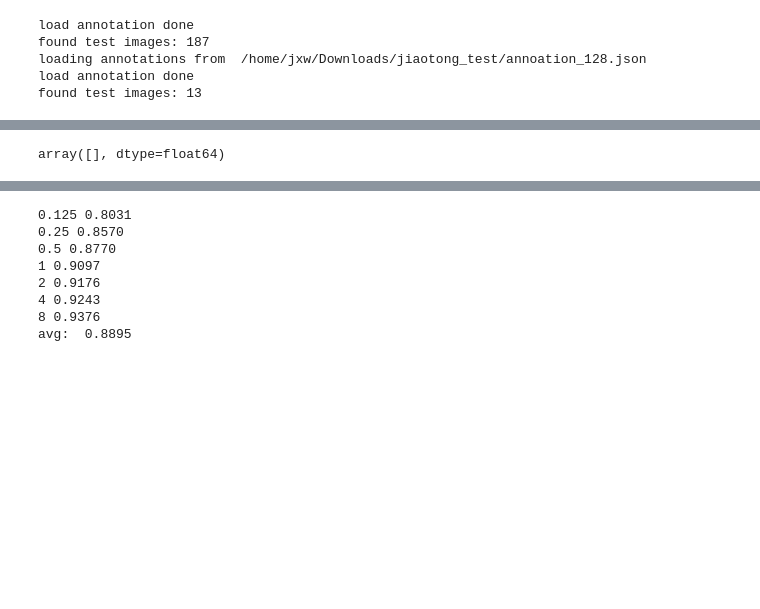
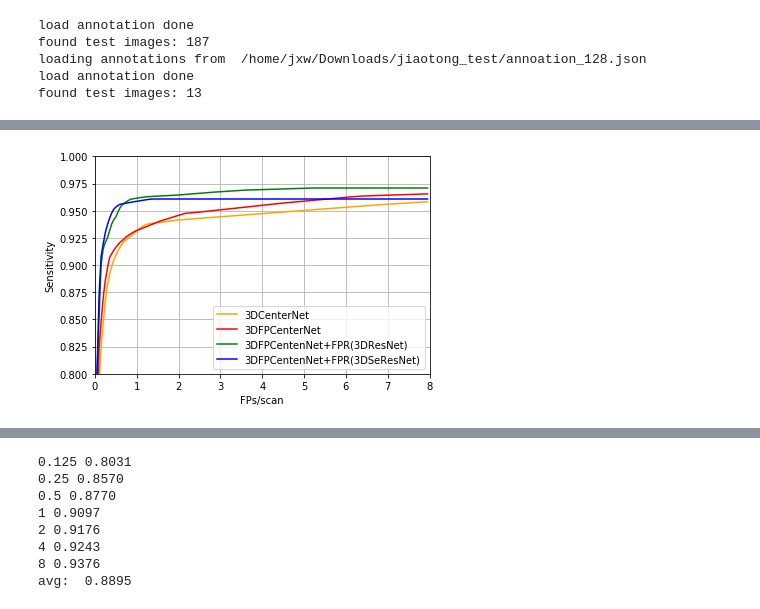
Before and after one commit to jixiaw/lesion_detection, a Jupyter notebook: classify.ipynb, the cells around one changed output, grey strips where cells are left out. Cells and saved outputs as stored; diff of their text form; code cells hidden in the pictures; blank space fills up the shorter version.

```diff
--- a/classify.ipynb
+++ b/classify.ipynb
@@ -530,16 +868,20 @@ def get_FPR_Result(detect, cls):
 # %%
+sen1 = []
+sen2 = []
 for fold in ["fold0", "fold1", "fold2", "fold3", "fold4"]:
     print(fold)
-    with open('./results/%s.json' % fold) as f:
+    with open('./results/%s_FPN_test.json' % fold) as f:
         detect_result1 = json.load(f)
-    with open('./results/%s_fp.json' % fold) as f:
+    with open('./results/%s_FPN_fp_test.json' % fold) as f:
         cls_result1 = json.load(f)
     fpr_result = get_FPR_Result(detect_result1, cls_result1)
     fpr, tpr, _ = froc(detect_result1, method="iobb", iou_threshold=0.3, nms=False)
-    print("detection:")
-    res = get_sensitivity(fpr, tpr)
+#     print("detection:")
+    res = get_sen(fpr, tpr)
+    sen1.append(res)
     fpr, tpr, _ = froc(fpr_result, method="iobb", iou_threshold=0.3, nms=False)
-    print("FPR:")
-    res = get_sensitivity(fpr, tpr)
+#     print("FPR:")
+    res = get_sen(fpr, tpr)
+    sen2.append(res)
 # %% [output]
 fold0
@@ -640,4 +892,23 @@ avg:  0.9499
-# %%
-res
-# %% [output]
-array([], dtype=float64)
+# %%
+sen_FPN = np.mean(np.array(sen1), axis=0)
+sen_FPN_fpr = np.mean(np.array(sen2), axis=0)
+# %%
+sen_FPN_fpr2 = np.mean(np.array(sen2), axis=0)
+# %%
+sen = np.mean(np.array(sen1), axis=0)
+sen_fpr = np.mean(np.array(sen2), axis=0)
+# %%
+plt.plot(np.arange(0, 8, 0.05), sen, 'orange')
+# plt.plot(np.arange(0, 8, 0.05), sen_fpr)
+plt.plot(np.arange(0, 8, 0.05), sen_FPN, 'r')
+plt.plot(np.arange(0, 8, 0.05), sen_FPN_fpr2, 'g')
+plt.plot(np.arange(0, 8, 0.05), sen_FPN_fpr, 'b')
+plt.legend(["3DCenterNet", "3DFPCenterNet", "3DFPCentenNet+FPR(3DResNet)", "3DFPCentenNet+FPR(3DSeResNet)"])
+plt.grid(True, which="both",ls="-")
+plt.xlim(0, 8)
+plt.ylim(0.8, 1.0)
+plt.xlabel('FPs/scan')
+plt.ylabel('Sensitivity')
+plt.savefig("results/sen_4methods.png")
+# %% [output]
+[figure, added]
```
Also changed, not shown: parts of 18 cells of this notebook.
